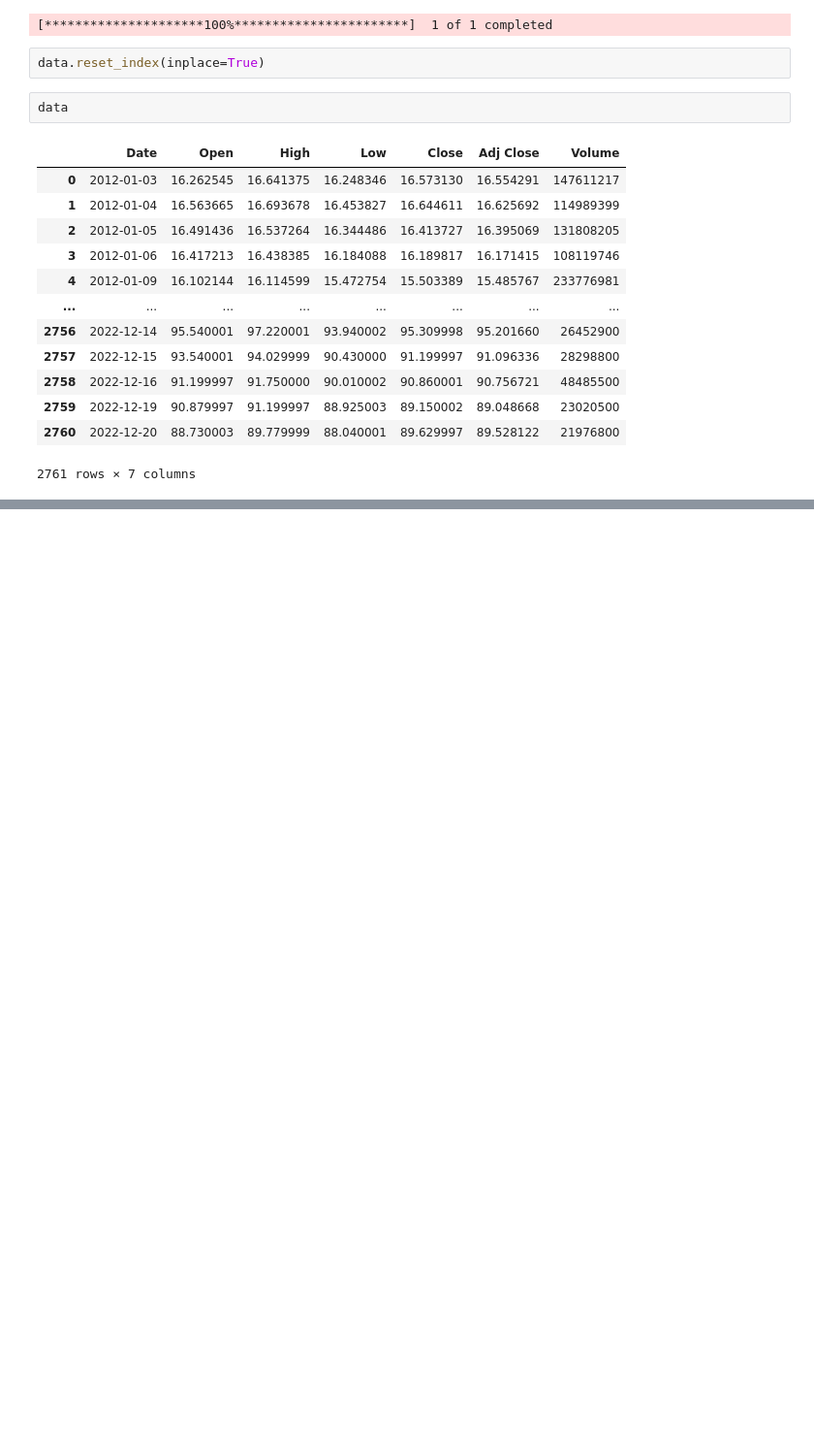
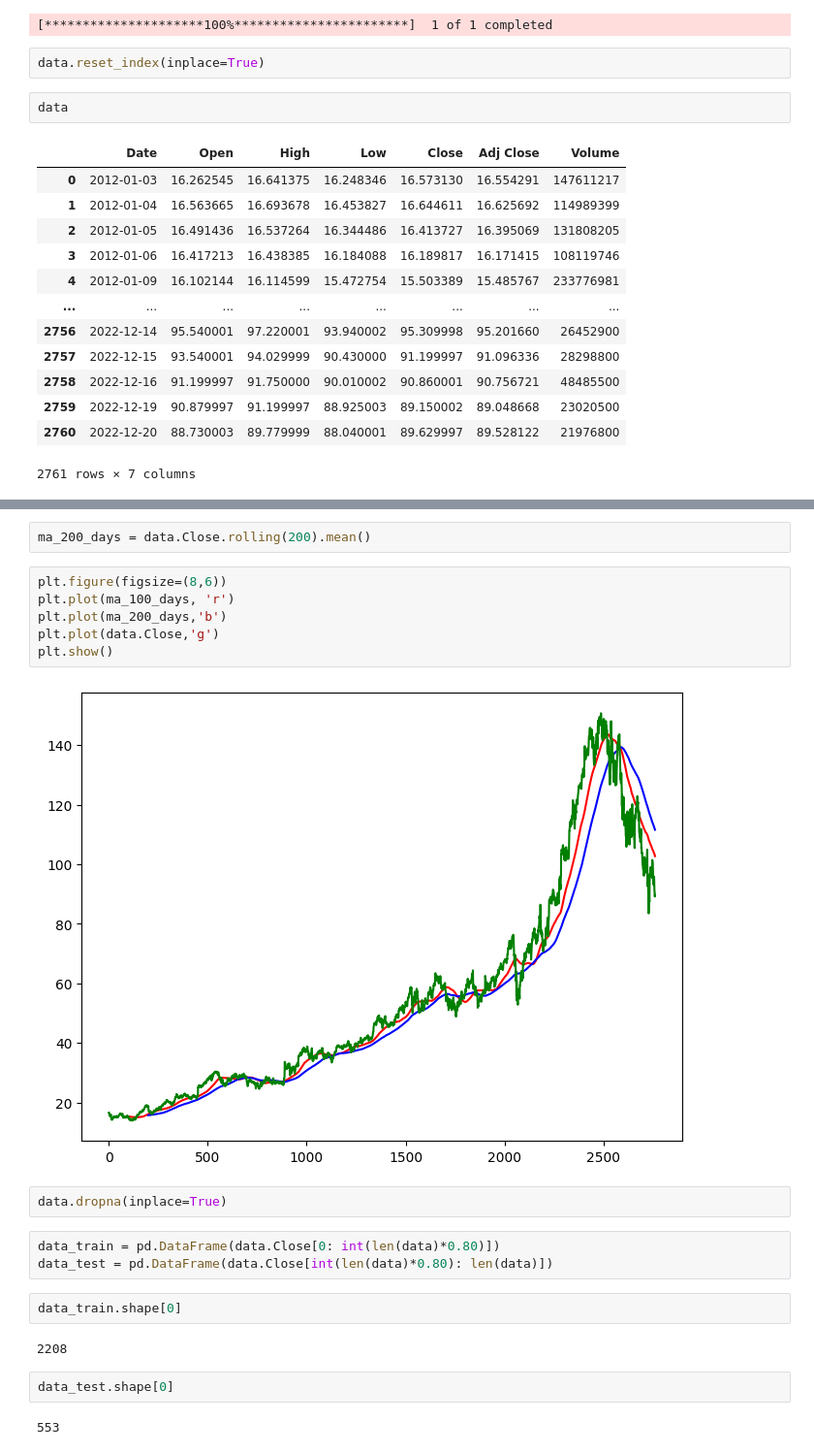
Before and after one commit to aastha2003gupta/stock-predict, a Jupyter notebook: stock.ipynb, the cells around one changed output, grey strips where cells are left out. Shown at 97% size. Saved outputs shown, nothing was run; the diff lists cells and outputs as text; blank space fills up the shorter version.

```diff
--- a/stock.ipynb
+++ b/stock.ipynb
@@ -32,0 +42,23 @@ data
+# %%
+ma_200_days = data.Close.rolling(200).mean()
+# %%
+plt.figure(figsize=(8,6))
+plt.plot(ma_100_days, 'r')
+plt.plot(ma_200_days,'b')
+plt.plot(data.Close,'g')
+plt.show()
+# %% [output]
+[figure, added]
+# %%
+data.dropna(inplace=True)
+# %%
+data_train = pd.DataFrame(data.Close[0: int(len(data)*0.80)])
+data_test = pd.DataFrame(data.Close[int(len(data)*0.80): len(data)])
+# %%
+data_train.shape[0]
+# %% [output]
+2208
+# %%
+data_test.shape[0]
+# %% [output]
+553
```
Also changed, not shown: parts of 2 cells of this notebook.
